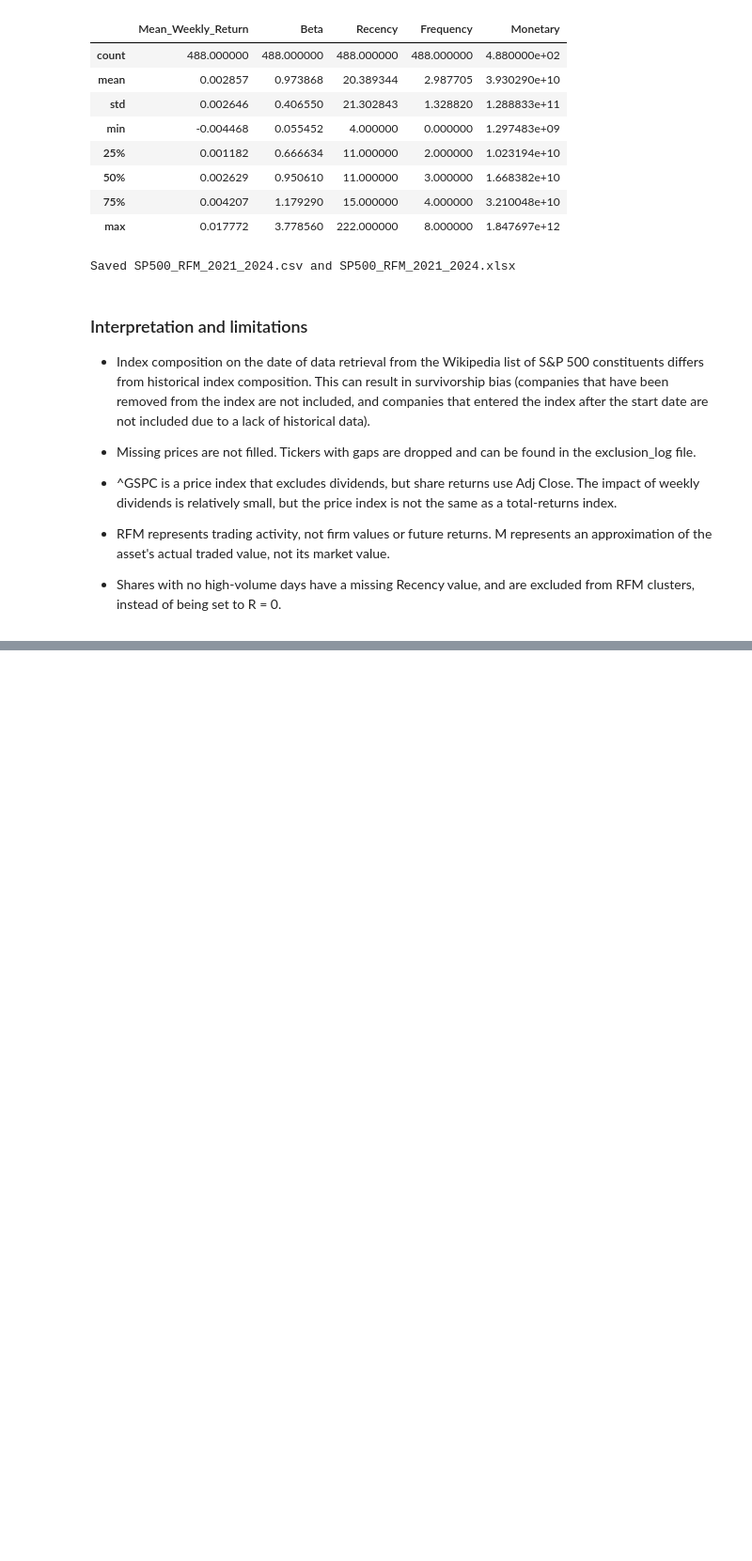
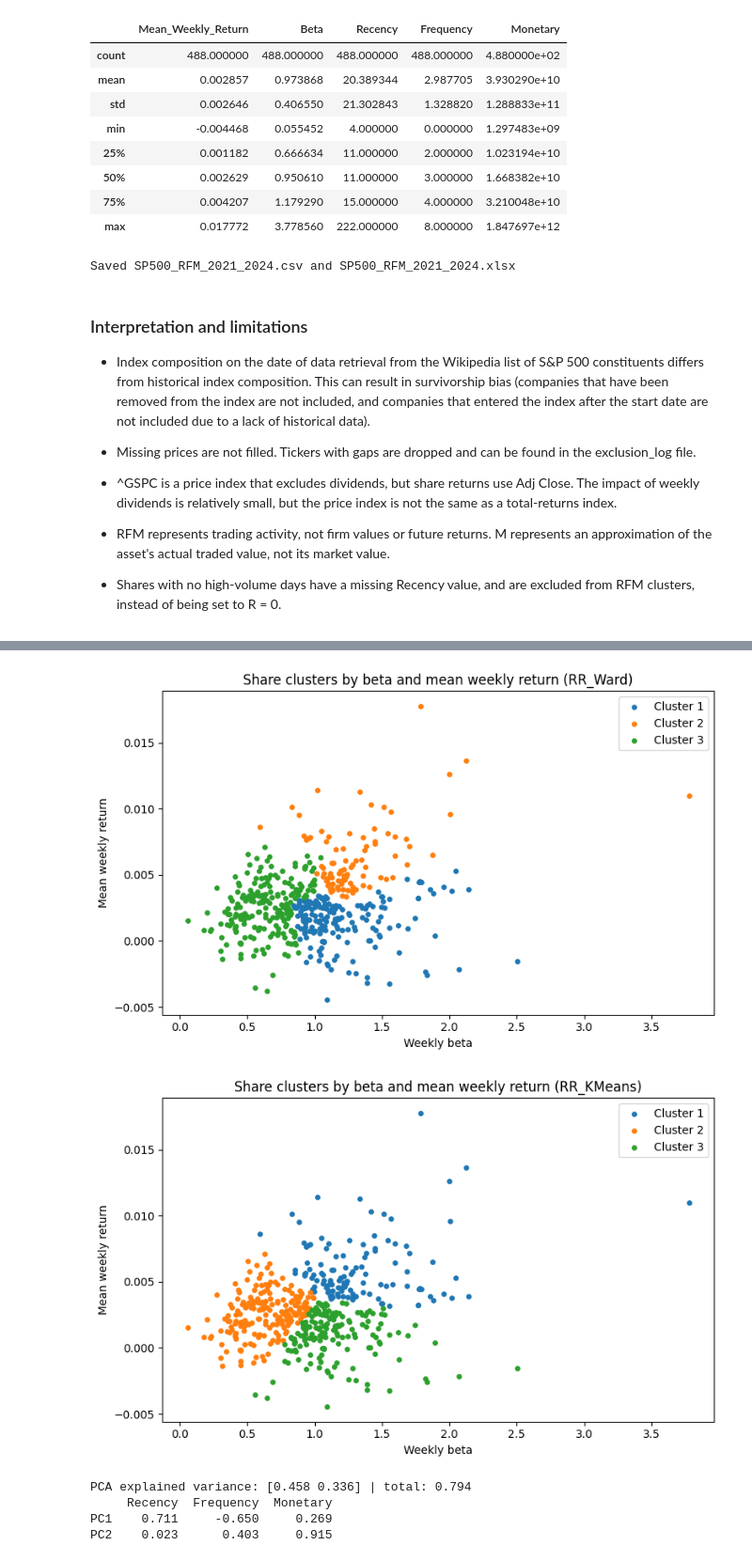
Before and after one commit to hasansameer163/CRM-CW1, a Jupyter notebook: SP500_RFM_Analysis_2021_2024.ipynb, the cells around one changed output, grey strips where cells are left out. Shown at 94% size. Saved outputs shown, nothing was run; the diff lists cells and outputs as text; code cells hidden in the pictures; blank space fills up the shorter version.

```diff
--- a/SP500_RFM_Analysis_2021_2024.ipynb
+++ b/SP500_RFM_Analysis_2021_2024.ipynb
@@ -491,0 +651,19 @@ Saved SP500_RFM_2021_2024.csv and SP500_RFM_2021_2024.xlsx
+# %%
+K_RR_WARD = 3
+K_RR_KMEANS = 3
+K_RFM_WARD = 3
+K_RFM_KMEANS = 3
+
+cluster_data["RR_Ward"] = cut_tree(hierarchy_rr, n_clusters=K_RR_WARD).ravel() + 1
+cluster_data["RFM_Ward"] = cut_tree(hierarchy_rfm, n_clusters=K_RFM_WARD).ravel() + 1
+
+model_rr = KMeans(n_clusters=K_RR_KMEANS, random_state=42, n_init=10)
+model_rr.fit(X_rr_scaled)
+cluster_data["RR_KMeans"] = model_rr.labels_ + 1
+
+model_rfm = KMeans(n_clusters=K_RFM_KMEANS, random_state=42, n_init=10)
+model_rfm.fit(X_rfm_scaled)
+cluster_data["RFM_KMeans"] = model_rfm.labels_ + 1
+
+cluster_data.to_csv("SP500_cluster_assignments.csv")
+cluster_data[["Sector"] + features_rr + features_rfm + ["RR_Ward", "RR_KMeans", "RFM_Ward", "RFM_KMeans"]].head()
@@ -491,0 +717,35 @@ Saved SP500_RFM_2021_2024.csv and SP500_RFM_2021_2024.xlsx
+# %%
+for cluster_col in ["RR_Ward", "RR_KMeans"]:
+    plt.figure(figsize=(8, 5))
+    for cluster, group in cluster_data.groupby(cluster_col):
+        plt.scatter(group["Beta"], group["Mean_Weekly_Return"], s=15, label=f"Cluster {cluster}")
+    plt.xlabel("Weekly beta")
+    plt.ylabel("Mean weekly return")
+    plt.title(f"Share clusters by beta and mean weekly return ({cluster_col})")
+    plt.legend()
+    plt.tight_layout()
+    plt.show()
+
+pca = PCA(n_components=2, random_state=42)
+rfm_2d = pca.fit_transform(X_rfm_scaled)
+cluster_data["PC1"], cluster_data["PC2"] = rfm_2d[:, 0], rfm_2d[:, 1]
+print("PCA explained variance:", pca.explained_variance_ratio_.round(3), "| total:", round(pca.explained_variance_ratio_.sum(), 3))
+print(pd.DataFrame(pca.components_, columns=features_rfm, index=["PC1", "PC2"]).round(3))
+
+for cluster_col in ["RFM_Ward", "RFM_KMeans"]:
+    plt.figure(figsize=(8, 5))
+    for cluster, group in cluster_data.groupby(cluster_col):
+        plt.scatter(group["PC1"], group["PC2"], s=15, label=f"Cluster {cluster}")
+    plt.xlabel("PC1")
+    plt.ylabel("PC2")
+    plt.title(f"Share clusters by RFM, PCA projection ({cluster_col})")
+    plt.legend()
+    plt.tight_layout()
+    plt.show()
+# %% [output]
+[figure, added]
+[figure, added]
+PCA explained variance: [0.458 0.336] | total: 0.794
+     Recency  Frequency  Monetary
+PC1    0.711     -0.650     0.269
+PC2    0.023      0.403     0.915
```
Also changed, not shown: parts of 17 cells of this notebook, 1 other file.
